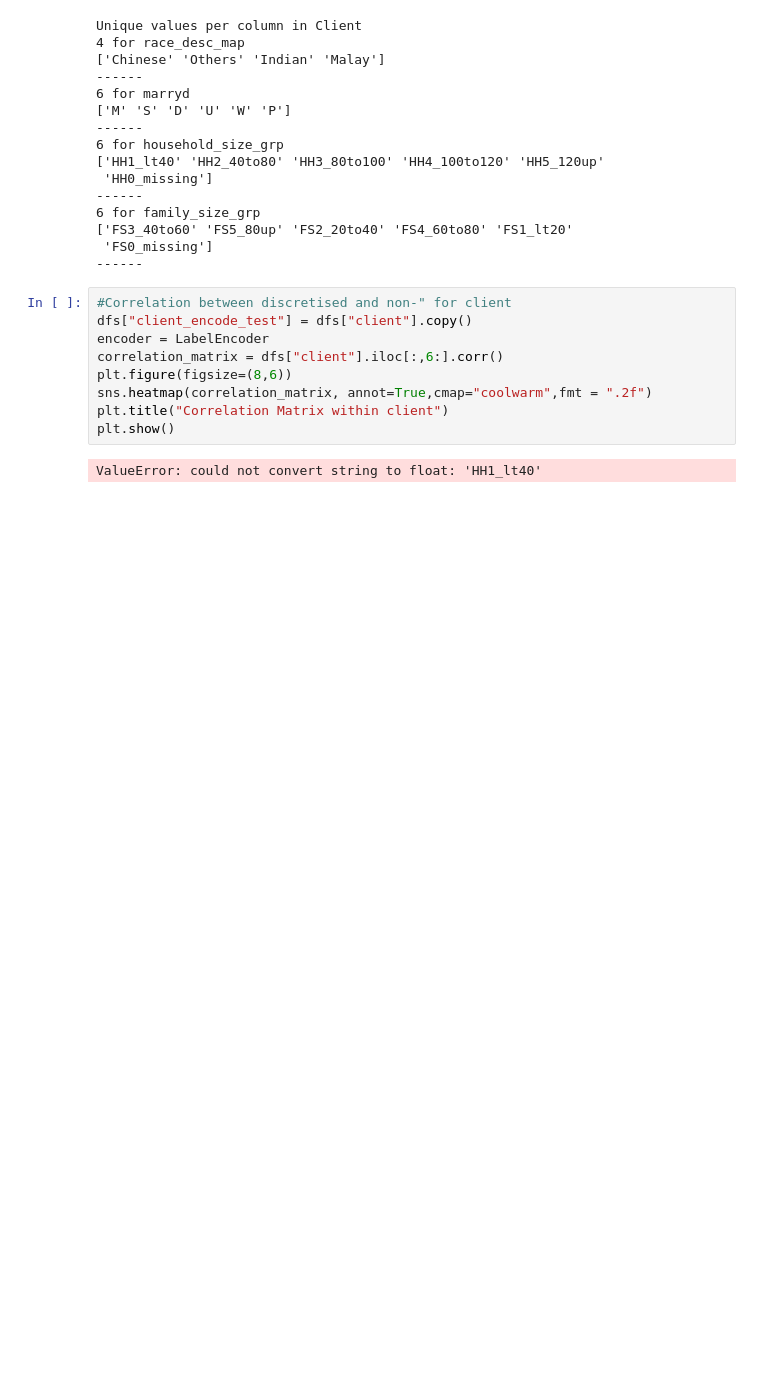
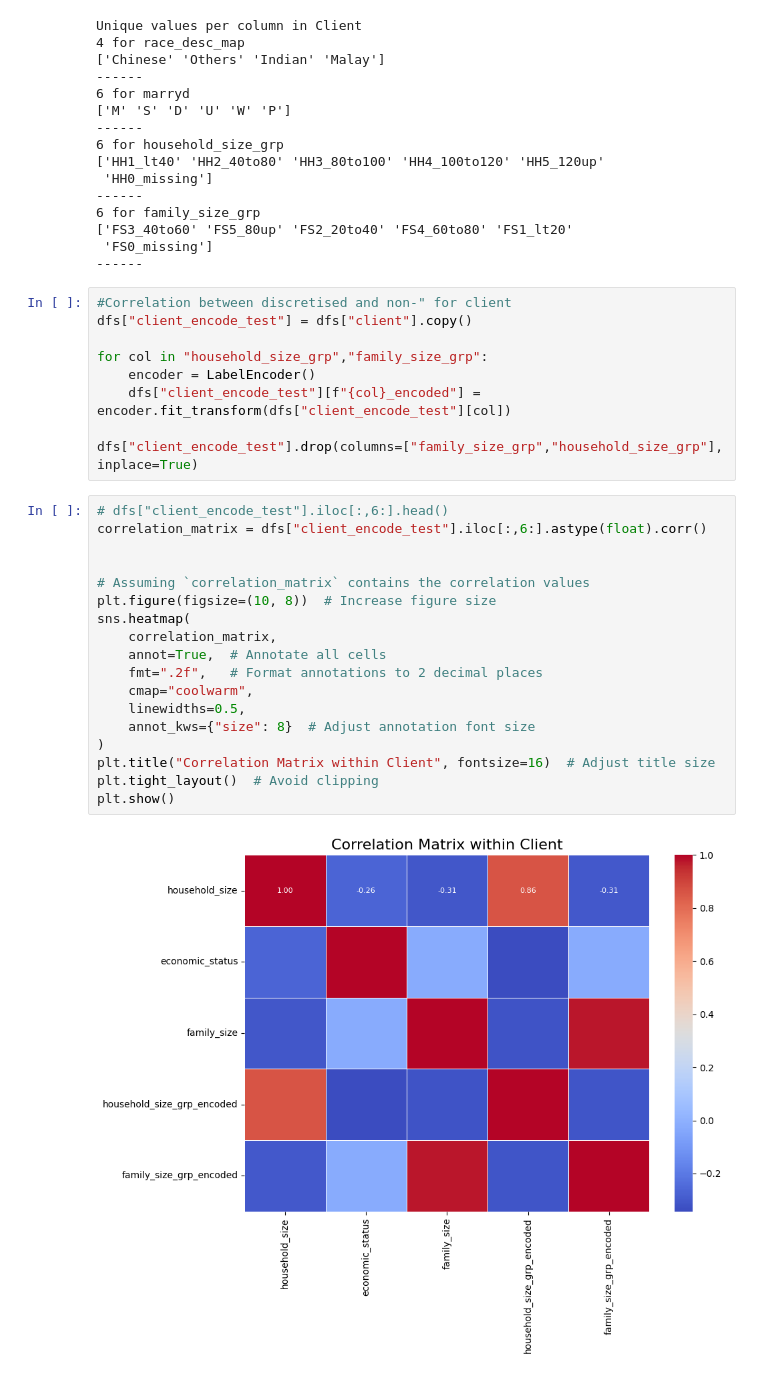
Before and after one commit to pragya77-beep/Datathon-2025, a Jupyter notebook: BigTree copy.ipynb, the cells around one changed output. Cells and saved outputs as stored; diff of their text form; blank space fills up the shorter version.

Commit message:
change type for copy

```diff
--- a/BigTree copy.ipynb
+++ b/BigTree copy.ipynb
@@ -198,14 +198,32 @@ Unique values per column in Client
 ['FS3_40to60' 'FS5_80up' 'FS2_20to40' 'FS4_60to80' 'FS1_lt20'
  'FS0_missing']
 ------
-# %%
-#Correlation between discretised and non-" for client
-dfs["client_encode_test"] = dfs["client"].copy()
-encoder = LabelEncoder
-correlation_matrix = dfs["client"].iloc[:,6:].corr()
-plt.figure(figsize=(8,6))
-sns.heatmap(correlation_matrix, annot=True,cmap="coolwarm",fmt = ".2f")
-plt.title("Correlation Matrix within client")
-plt.show()
-# %% [output]
-ValueError: could not convert string to float: 'HH1_lt40'
+# %%
+#Correlation between discretised and non-" for client
+dfs["client_encode_test"] = dfs["client"].copy()
+
+for col in "household_size_grp","family_size_grp":
+    encoder = LabelEncoder()
+    dfs["client_encode_test"][f"{col}_encoded"] = encoder.fit_transform(dfs["client_encode_test"][col])
+
+dfs["client_encode_test"].drop(columns=["family_size_grp","household_size_grp"], inplace=True)
+# %%
+# dfs["client_encode_test"].iloc[:,6:].head()
+correlation_matrix = dfs["client_encode_test"].iloc[:,6:].astype(float).corr()
+
+
+# Assuming `correlation_matrix` contains the correlation values
+plt.figure(figsize=(10, 8))  # Increase figure size
+sns.heatmap(
+    correlation_matrix,
+    annot=True,  # Annotate all cells
+    fmt=".2f",   # Format annotations to 2 decimal places
+    cmap="coolwarm",
+    linewidths=0.5,
+    annot_kws={"size": 8}  # Adjust annotation font size
+)
+plt.title("Correlation Matrix within Client", fontsize=16)  # Adjust title size
+plt.tight_layout()  # Avoid clipping
+plt.show()
+# %% [output]
+[figure, added]
```
Also changed, not shown: parts of 3 cells of this notebook.
